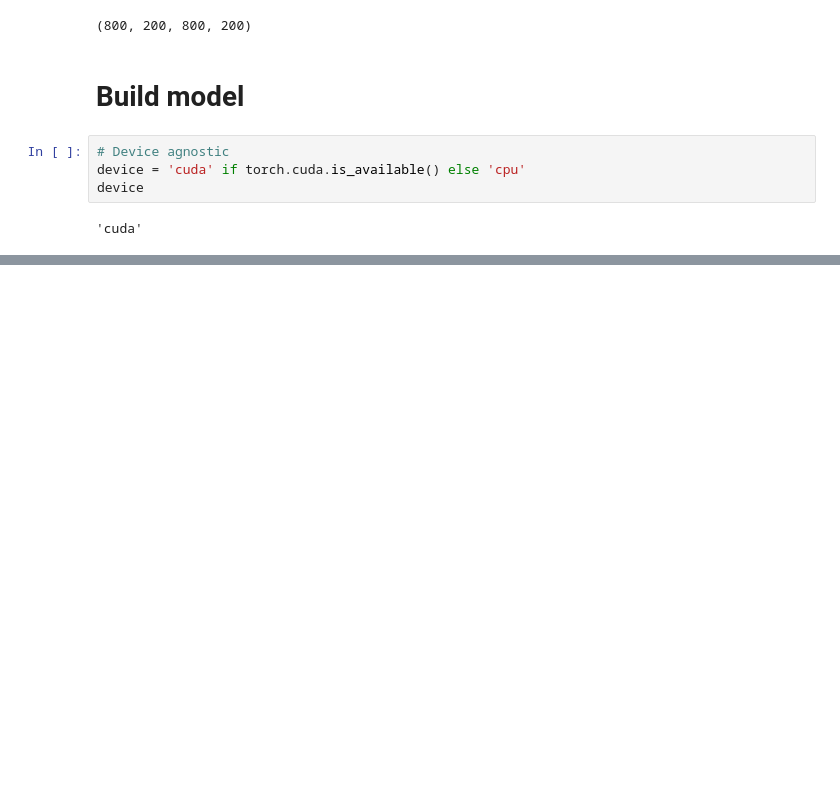
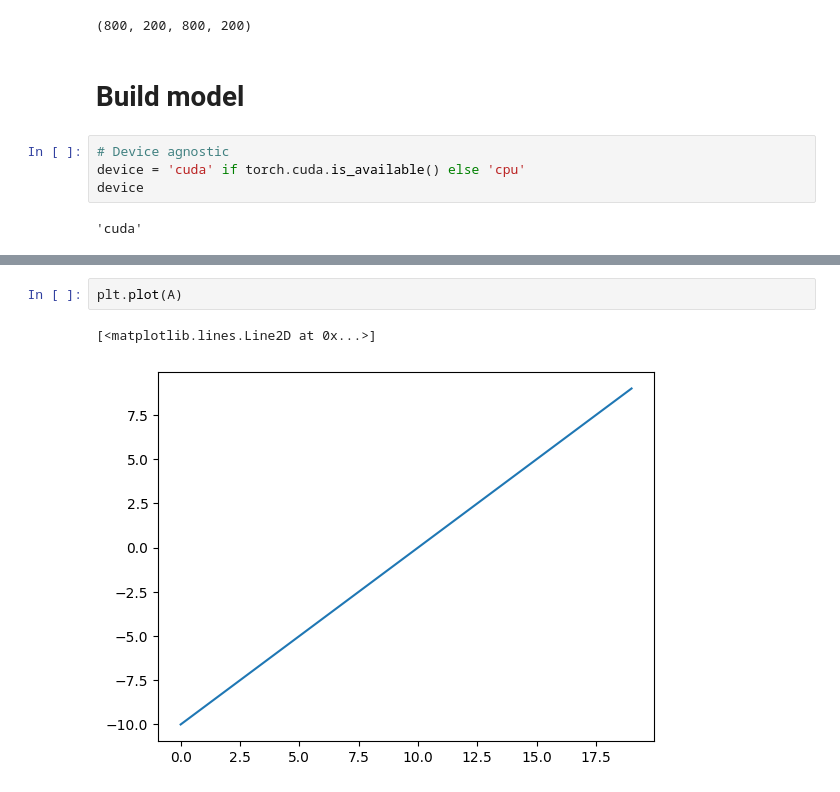
Before and after one commit to willy-wagtail/Notes, a Jupyter notebook: 02_pytorch_classification.ipynb, the cells around one changed output, grey strips where cells are left out. Cells and saved outputs as stored; diff of their text form; blank space fills up the shorter version.

```diff
--- a/02_pytorch_classification.ipynb
+++ b/02_pytorch_classification.ipynb
@@ -138,0 +330,5 @@ Sequential(
+# %%
+plt.plot(A)
+# %% [output]
+[<matplotlib.lines.Line2D at 0x...>]
+[figure, added]
```
Also changed, not shown: parts of 31 cells of this notebook.
